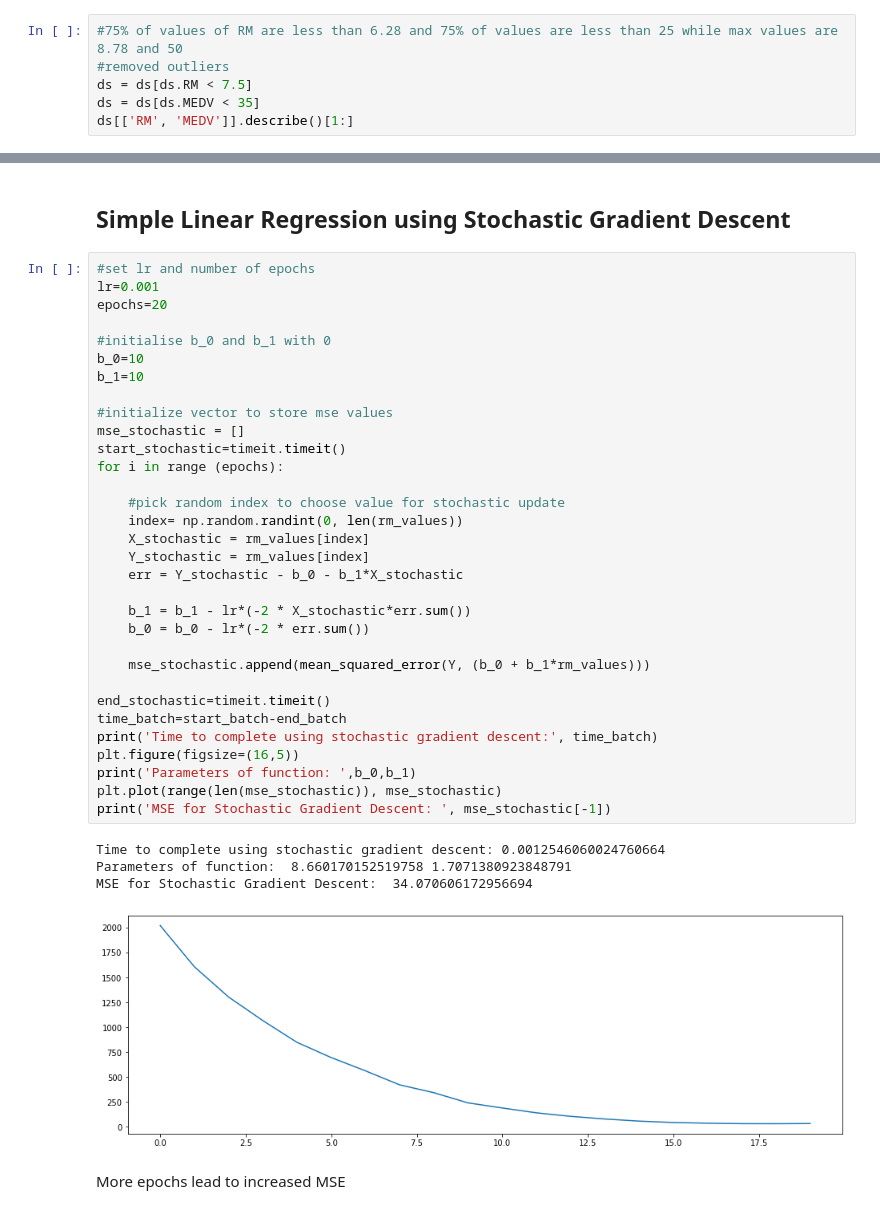
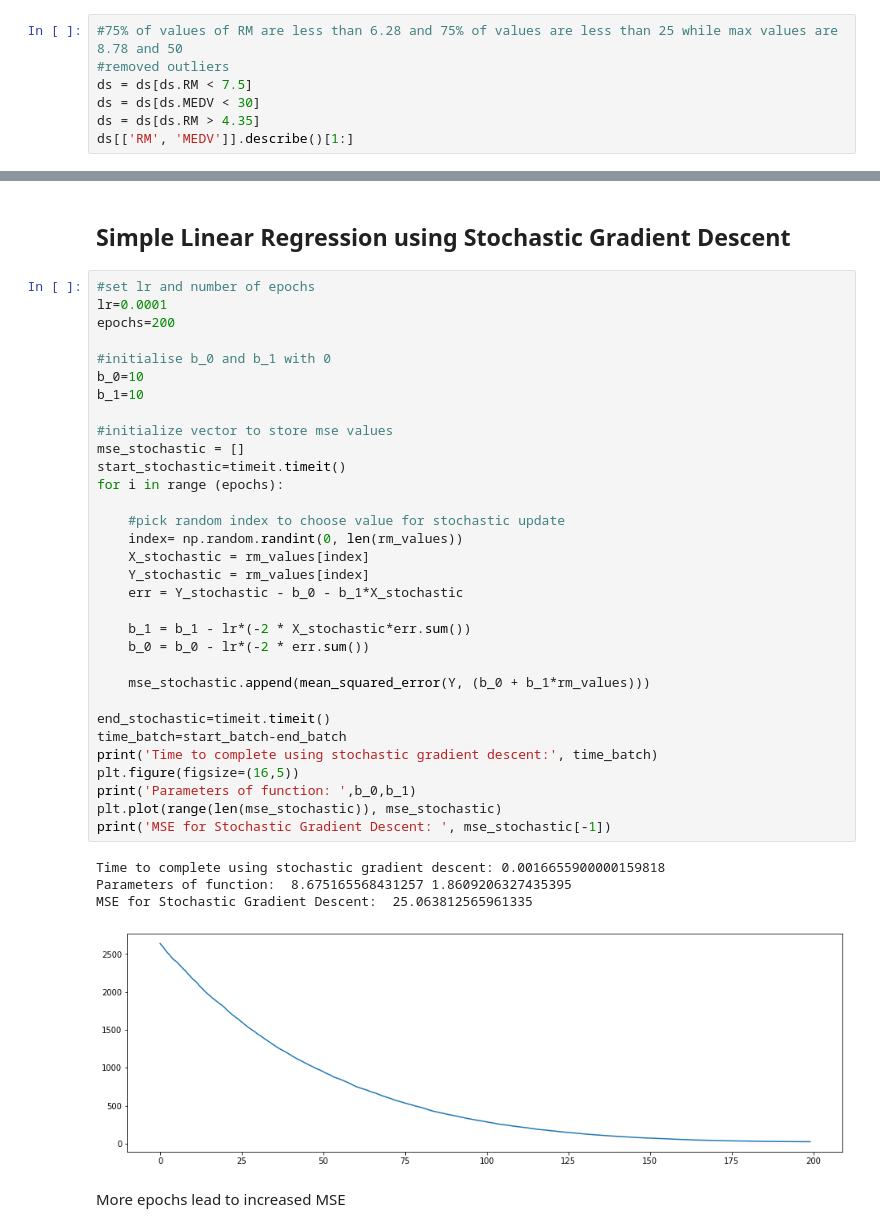
Before and after one commit to mhakan20/Linear-Regression-Analysis, a Jupyter notebook: LinearRegAnalysis.ipynb, the cells around one changed output, grey strips where cells are left out. Saved outputs shown, nothing was run; the diff lists cells and outputs as text.

```diff
--- a/LinearRegAnalysis.ipynb
+++ b/LinearRegAnalysis.ipynb
@@ -73,7 +73,8 @@ ds[['RM', 'MEDV']].describe()[1:]
 #75% of values of RM are less than 6.28 and 75% of values are less than 25 while max values are 8.78 and 50
 #removed outliers
 ds = ds[ds.RM < 7.5]
-ds = ds[ds.MEDV < 35]
+ds = ds[ds.MEDV < 30]
+ds = ds[ds.RM > 4.35]
 ds[['RM', 'MEDV']].describe()[1:]
 # %% [output]
 |  | RM | MEDV |
@@ -199,41 +200,41 @@ plt.plot(rm_values,Y_pred_batch,color="red")
 ## Simple Linear Regression using Stochastic Gradient Descent
 # %%
 #set lr and number of epochs
-lr=0.001
-epochs=20
+lr=0.0001
+epochs=200
 
 #initialise b_0 and b_1 with 0
 b_0=10
 b_1=10
 
 #initialize vector to store mse values
 mse_stochastic = []
 start_stochastic=timeit.timeit()
 for i in range (epochs):
 
     #pick random index to choose value for stochastic update
     index= np.random.randint(0, len(rm_values))
     X_stochastic = rm_values[index]
     Y_stochastic = rm_values[index]
     err = Y_stochastic - b_0 - b_1*X_stochastic
 
     b_1 = b_1 - lr*(-2 * X_stochastic*err.sum())
     b_0 = b_0 - lr*(-2 * err.sum())
 
     mse_stochastic.append(mean_squared_error(Y, (b_0 + b_1*rm_values)))
 
 end_stochastic=timeit.timeit()
 time_batch=start_batch-end_batch
 print('Time to complete using stochastic gradient descent:', time_batch)
 plt.figure(figsize=(16,5))
 print('Parameters of function: ',b_0,b_1)
 plt.plot(range(len(mse_stochastic)), mse_stochastic)
 print('MSE for Stochastic Gradient Descent: ', mse_stochastic[-1])
 # %% [output]
-Time to complete using stochastic gradient descent: 0.0012546060024760664
-Parameters of function:  8.660170152519758 1.7071380923848791
-MSE for Stochastic Gradient Descent:  34.070606172956694
+Time to complete using stochastic gradient descent: 0.0016655900000159818
+Parameters of function:  8.675165568431257 1.8609206327435395
+MSE for Stochastic Gradient Descent:  25.063812565961335
-[figure, old version]
+[figure, new version]
 # %% [markdown]
 More epochs lead to increased MSE
 # %%
```
Also changed, not shown: parts of 10 cells of this notebook.
